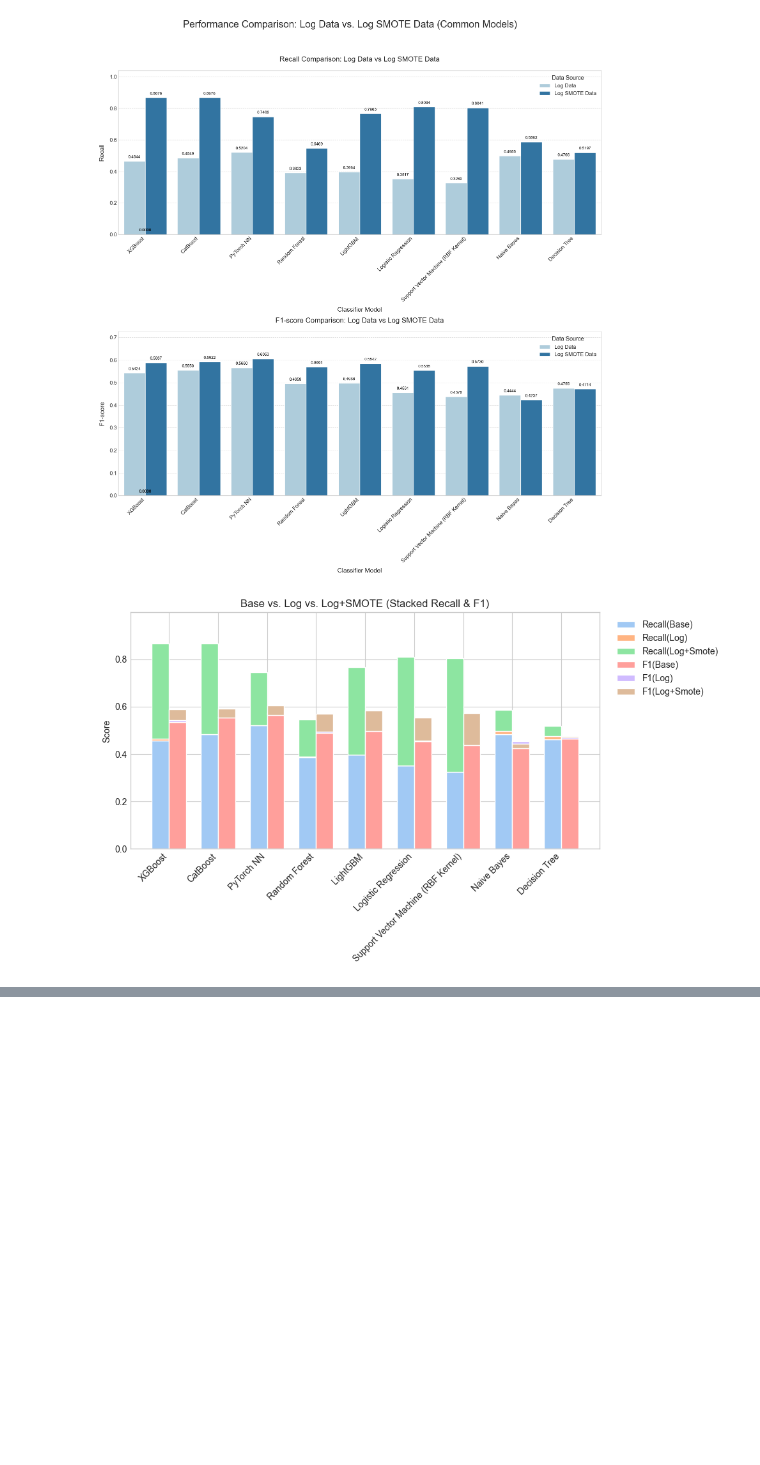
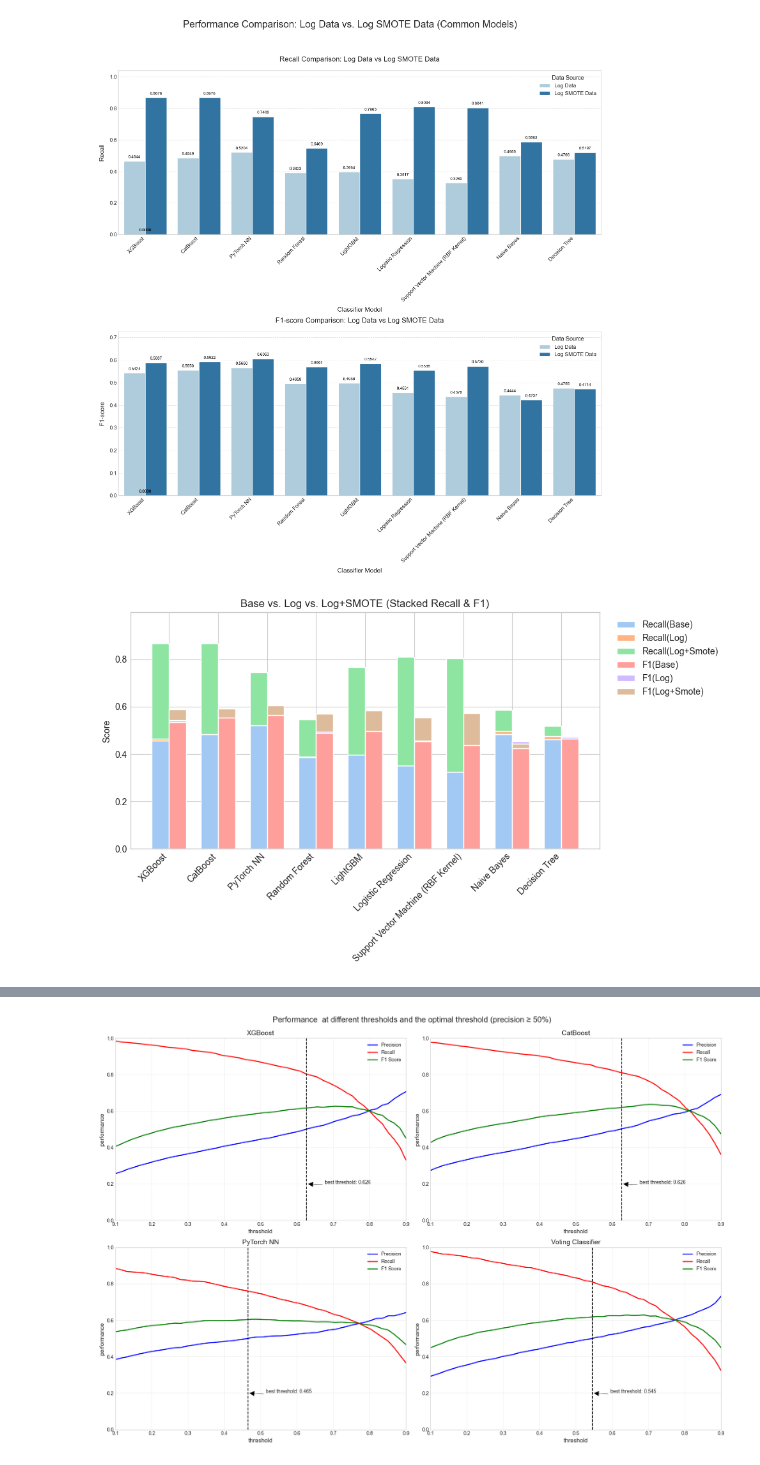
Before and after one commit to VivianOuou/Bank-Telemarketing, a Jupyter notebook: lxh/basline_log_smote.ipynb, the cells around one changed output, grey strips where cells are left out. Saved outputs shown, nothing was run; the diff lists cells and outputs as text; code cells hidden in the pictures; blank space fills up the shorter version.

```diff
--- a/lxh/basline_log_smote.ipynb
+++ b/lxh/basline_log_smote.ipynb
@@ -1227,0 +1396,66 @@ plt.show()
+# %%
+# 为模型的阈值和对应的性能指标创建更详细的可视化
+fig, axes = plt.subplots(2, 2, figsize=(18, 12))
+
+models = ["XGBoost", "CatBoost", "PyTorch NN", "Voting Classifier"]
+colors = ['blue', 'green', 'purple', 'orange']
+markers = ['o', 's', '^', 'd']
+
+for i, model_name in enumerate(models):
+    row = i // 2
+    col = i % 2
+
+    # 获取模型的概率预测
+    if model_name == "XGBoost":
+        probs = xgb_probs
+    elif model_name == "CatBoost":
+        probs = catboost_probs
+    elif model_name == "PyTorch NN":
+        probs = all_probabilities_nn
+    else:  # Voting Classifier
+        probs = ensemble_proba
+
+    # 计算不同阈值下的精确率和召回率
+    thresholds = np.linspace(0.1, 0.9, 50)
+    precision_values = []
+    recall_values = []
+    f1_values = []
+
+    for threshold in thresholds:
+        y_pred = (probs >= threshold).astype(int)
+        if np.sum(y_pred) > 0:  # 避免除零错误
+            precision_values.append(precision_score(y_test, y_pred))
+            recall_values.append(recall_score(y_test, y_pred))
+            f1_values.append(f1_score(y_test, y_pred))
+        else:
+            precision_values.append(0)
+            recall_values.append(0)
+            f1_values.append(0)
+
+    # 绘制曲线
+    axes[row, col].plot(thresholds, precision_values, 'b-', label='Precision', linewidth=2)
+    axes[row, col].plot(thresholds, recall_values, 'r-', label='Recall', linewidth=2)
+    axes[row, col].plot(thresholds, f1_values, 'g-', label='F1 Score', linewidth=2)
+
+    # 标记最优阈值
+    optimal_threshold = constrained_results[model_name]["Threshold"]
+    axes[row, col].axvline(x=optimal_threshold, color='k', linestyle='--', linewidth=1.5)
+    axes[row, col].annotate(f'best threshold: {optimal_threshold:.3f}',
+                           xy=(optimal_threshold, 0.2),
+                           xytext=(optimal_threshold + 0.05, 0.2),
+                           arrowprops=dict(facecolor='black', shrink=0.05, width=1.5))
+
+    # 设置图形属性
+    axes[row, col].set_title(f'{model_name}', fontsize=14)
+    axes[row, col].set_xlabel('threshold', fontsize=12)
+    axes[row, col].set_ylabel('performance', fontsize=12)
+    axes[row, col].set_xlim(0.1, 0.9)
+    axes[row, col].set_ylim(0, 1)
+    axes[row, col].grid(True, alpha=0.3)
+    axes[row, col].legend()
+
+plt.tight_layout()
+plt.suptitle('Performance  at different thresholds and the optimal threshold (precision ≥ 50%)', fontsize=16, y=1.02)
+plt.show()
+# %% [output]
+[figure, added]
```
Also changed, not shown: parts of 6 cells of this notebook, 5 other files.
